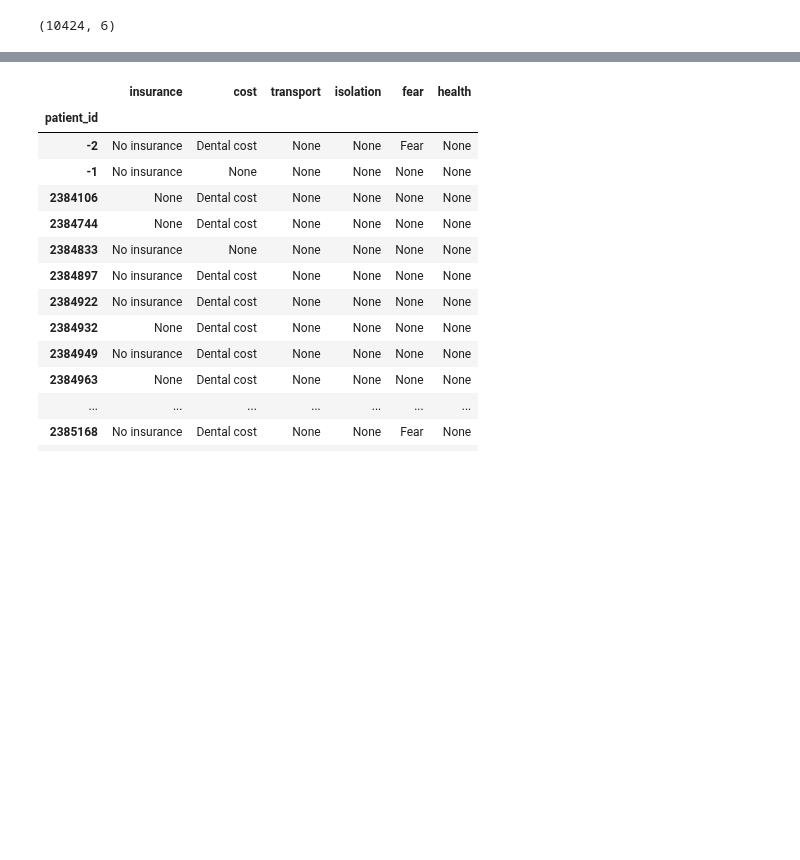
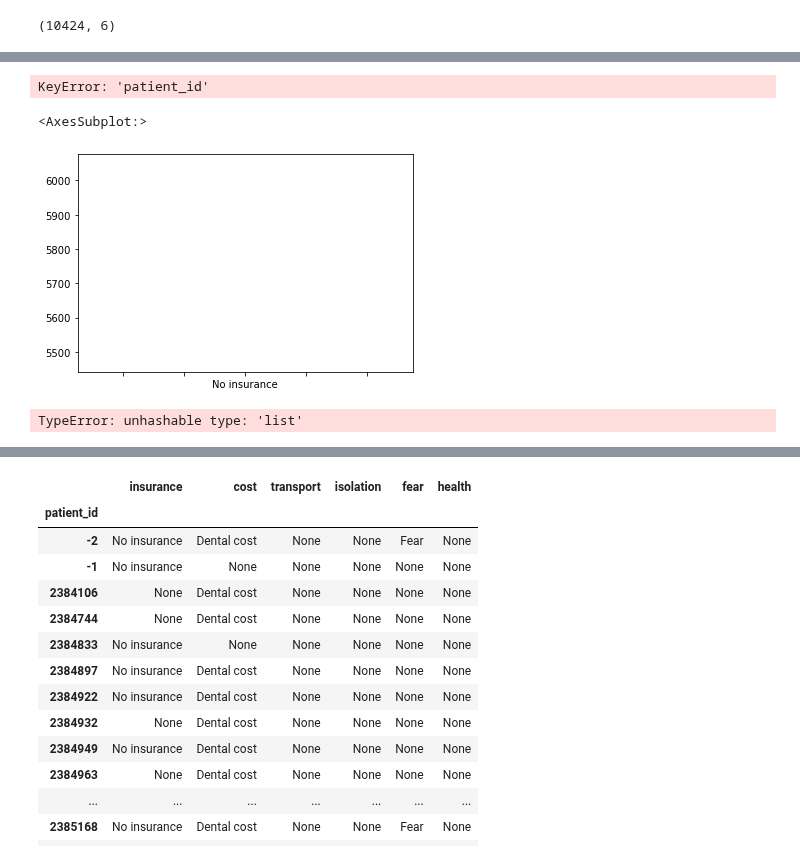
Before and after one commit to Jmiah789/smile-on-get_tootha_choppa, a Jupyter notebook: notebooks/eor_barriers.ipynb, the cells around one changed output, grey strips where cells are left out. Cells and saved outputs as stored; diff of their text form; code cells hidden in the pictures; blank space fills up the shorter version.

```diff
--- a/notebooks/eor_barriers.ipynb
+++ b/notebooks/eor_barriers.ipynb
@@ -36,0 +47,15 @@ grouped.shape
+# %%
+grouped.plot(x="patient_id", y=["cost", "insurance"], kind = "bar")
+# %% [output]
+KeyError: 'patient_id'
+# %%
+s = grouped['insurance'].value_counts()
+s.plot()
+# %% [output]
+<AxesSubplot:>
+[figure, added]
+# %%
+barriers.groupby(['insurance'], ['cost'])['patient_id'].nunique().plot(kind='bar')
+plt.show()
+# %% [output]
+TypeError: unhashable type: 'list'
```
Also changed, not shown: parts of 7 cells of this notebook.
